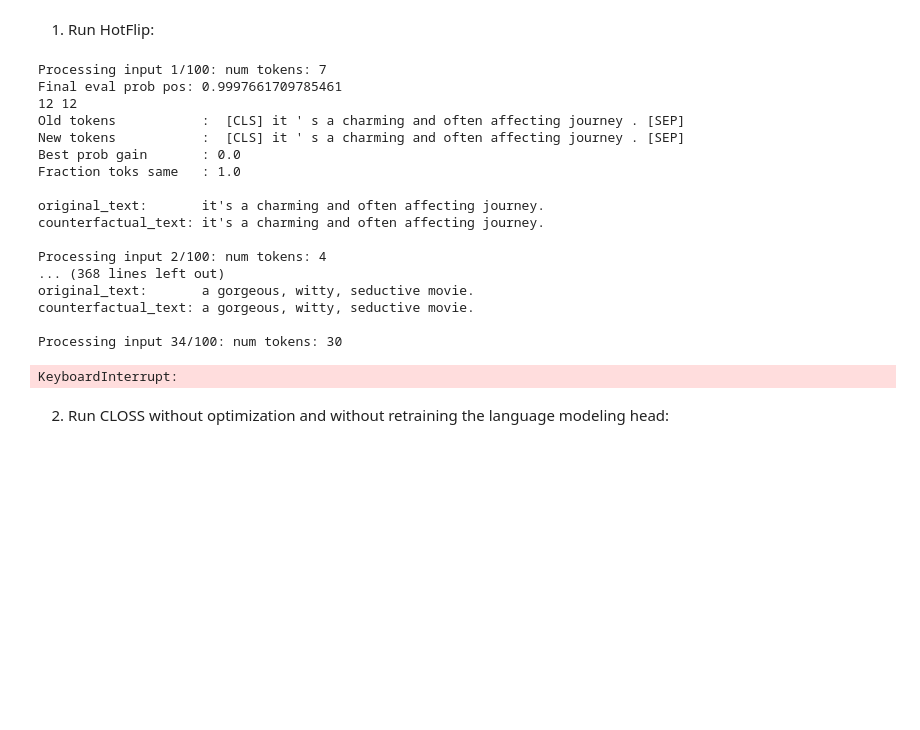
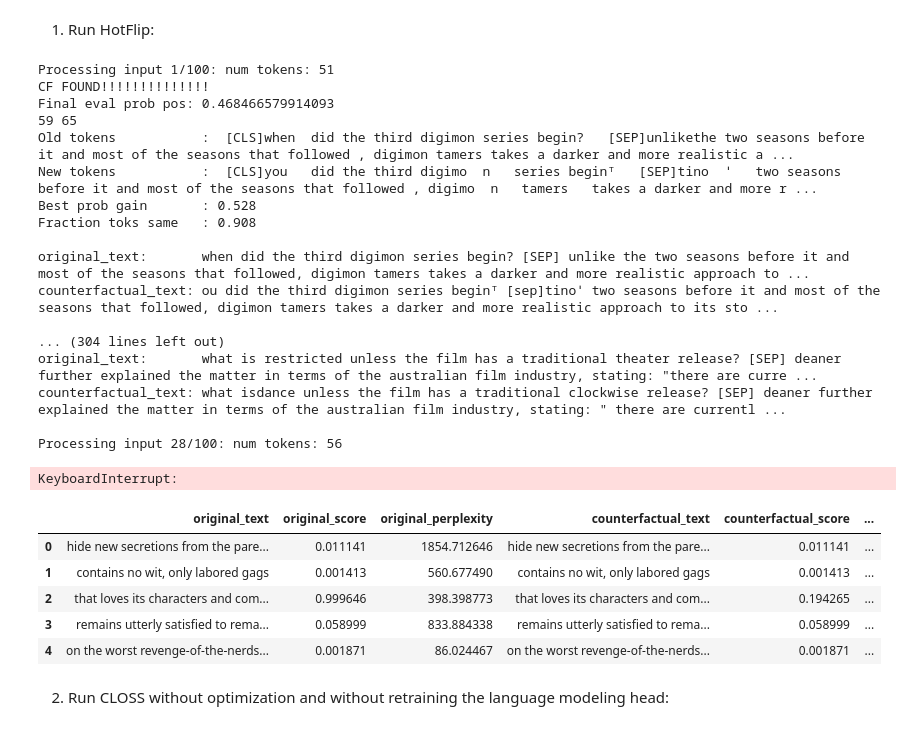
Before and after one commit to smcaleese/text-counterfactual-explanation-methods, a Jupyter notebook: run_methods.ipynb, the cells around one changed output. Drawn from its saved outputs; the diff is of its cells as text; code cells hidden in the pictures; blank space fills up the shorter version.

```diff
--- a/run_methods.ipynb
+++ b/run_methods.ipynb
@@ -29,10 +29,10 @@ Install necessary dependencies.
 
 Download the SST-2, QNLI and AG News datasets, clean the sentences, and create a list of input sentences.
 # %%
-num_samples = 1000
+num_samples = 100
 
-dataset = "sst_2"
-# dataset = "qnli"
+# dataset = "sst_2"
+dataset = "qnli"
 # dataset = "ag_news"
 # %%
 import re
@@ -114,11 +114,11 @@ elif dataset == "qnli":
 ## Choose dataset
 # %%
 if dataset == "sst_2":
-    input_file = "sst-input"
+    input_file = f"{dataset}-input"
     model_name = "textattack/bert-base-uncased-SST-2"
     fizle_task = "sentiment analysis on the SST-2 dataset"
 elif dataset == "qnli":
-    input_file = "qnli-input"
+    input_file = f"{dataset}-input"
     model_name = "textattack/bert-base-uncased-QNLI"
     fizle_task = "natural language inference on the QNLI dataset"
 # %% [markdown]
@@ -206,7 +186 @@ elif dataset == "qnli":
 sentiment_model_tokenizer = AutoTokenizer.from_pretrained(model_name)
-# %%
-text = "what does umc stand for? [SEP] founded in 1968 by the union of the methodist church (usa) and the evangelical united brethren church, the umc traces its roots back to the revival movement of john and charles wesley in england as well as the great awakening in the united states."
-tokens = sentiment_model_tokenizer(text, return_tensors="pt", padding=True, truncation=True)
-logits = sentiment_model(**tokens).logits
-prob_positive = torch.nn.functional.softmax(logits, dim=1)[0][1].item()
-prob_positive
@@ -721,26 +608,33 @@ args = {
     "dataset": dataset
 }
 
-df_output = get_output(df_input, generate_closs_counterfactual, args)
+df_output_hotflip = get_output(df_input, generate_closs_counterfactual, args)
 # %% [output]
-Processing input 1/100: num tokens: 7
-Final eval prob pos: 0.9997661709785461
-12 12
-Old tokens           :  [CLS] it ' s a charming and often affecting journey . [SEP]
-New tokens           :  [CLS] it ' s a charming and often affecting journey . [SEP]
-Best prob gain       : 0.0
-Fraction toks same   : 1.0
+Processing input 1/100: num tokens: 51
+CF FOUND!!!!!!!!!!!!!!
+Final eval prob pos: 0.468466579914093
+59 65
+Old tokens           :  [CLS]when  did the third digimon series begin?   [SEP]unlikethe two seasons before it and most of the seasons that followed , digimon tamers takes a darker and more realistic a ...
+New tokens           :  [CLS]you   did the third digimo  n   series beginᵀ   [SEP]tino  ˈ   two seasons before it and most of the seasons that followed , digimo  n   tamers   takes a darker and more r ...
+Best prob gain       : 0.528
+Fraction toks same   : 0.908
 
-original_text:       it's a charming and often affecting journey.
-counterfactual_text: it's a charming and often affecting journey.
+original_text:       when did the third digimon series begin? [SEP] unlike the two seasons before it and most of the seasons that followed, digimon tamers takes a darker and more realistic approach to ...
+counterfactual_text: ou did the third digimon series beginᵀ [sep]tinoˈ two seasons before it and most of the seasons that followed, digimon tamers takes a darker and more realistic approach to its sto ...
 
-Processing input 2/100: num tokens: 4
-... (368 lines left out)
-original_text:       a gorgeous, witty, seductive movie.
-counterfactual_text: a gorgeous, witty, seductive movie.
+... (304 lines left out)
+original_text:       what is restricted unless the film has a traditional theater release? [SEP] deaner further explained the matter in terms of the australian film industry, stating: "there are curre ...
+counterfactual_text: what isdance unless the film has a traditional clockwise release? [SEP] deaner further explained the matter in terms of the australian film industry, stating: " there are currentl ...
 
-Processing input 34/100: num tokens: 30
+Processing input 28/100: num tokens: 56
 KeyboardInterrupt:
 # %%
-df_output.head()
+df_output_hotflip.head()
+# %% [output]
+|  | original_text | original_score | original_perplexity | counterfactual_text | counterfactual_score | ... |
+| 0 | hide new secretions from the pare... | 0.011141 | 1854.712646 | hide new secretions from the pare... | 0.011141 | ... |
+| 1 | contains no wit, only labored gags | 0.001413 | 560.677490 | contains no wit, only labored gags | 0.001413 | ... |
+| 2 | that loves its characters and com... | 0.999646 | 398.398773 | that loves its characters and com... | 0.194265 | ... |
+| 3 | remains utterly satisfied to rema... | 0.058999 | 833.884338 | remains utterly satisfied to rema... | 0.058999 | ... |
+| 4 | on the worst revenge-of-the-nerds... | 0.001871 | 86.024467 | on the worst revenge-of-the-nerds... | 0.001871 | ... |
 # %%
```
Also changed, not shown: parts of 28 cells of this notebook, 26 other files.
